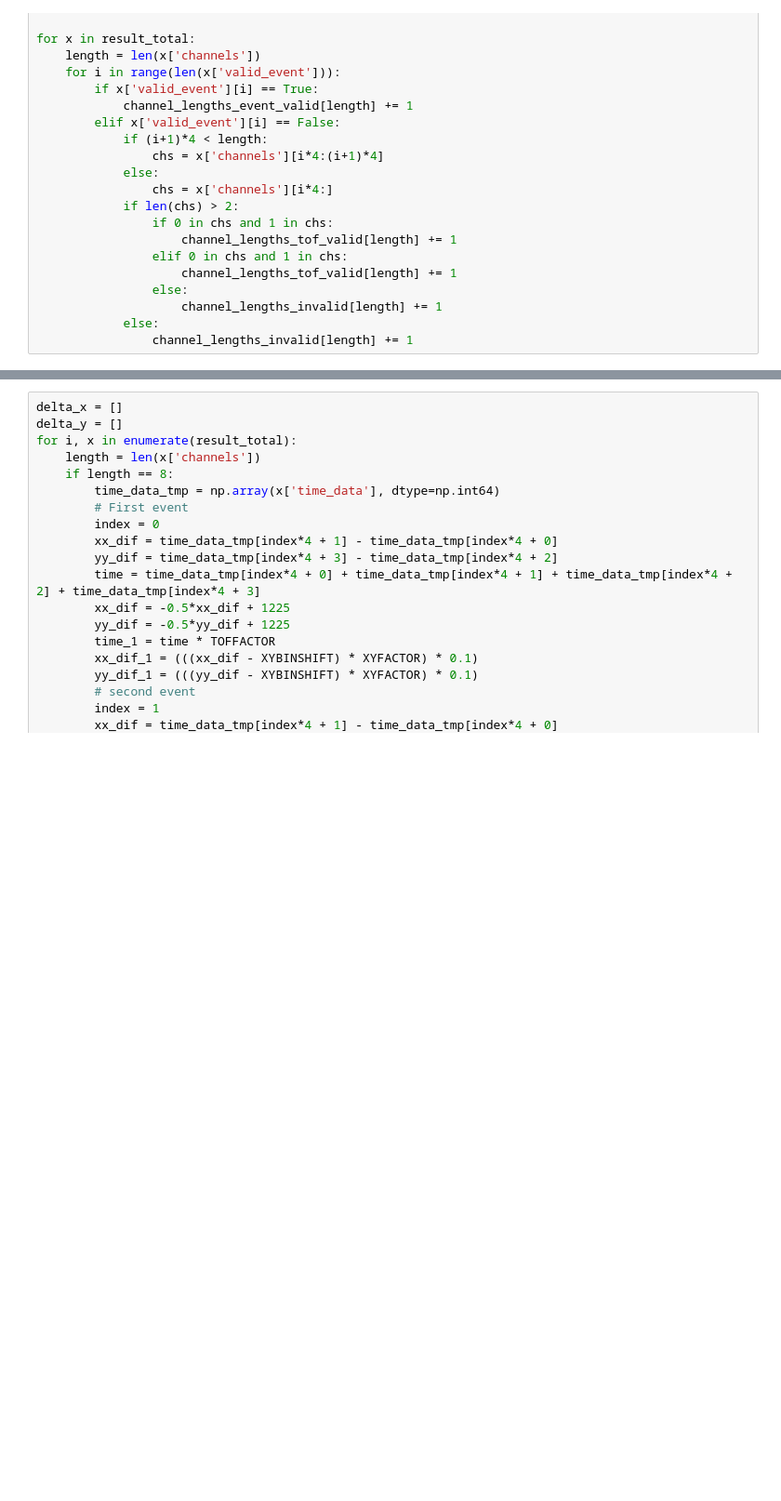
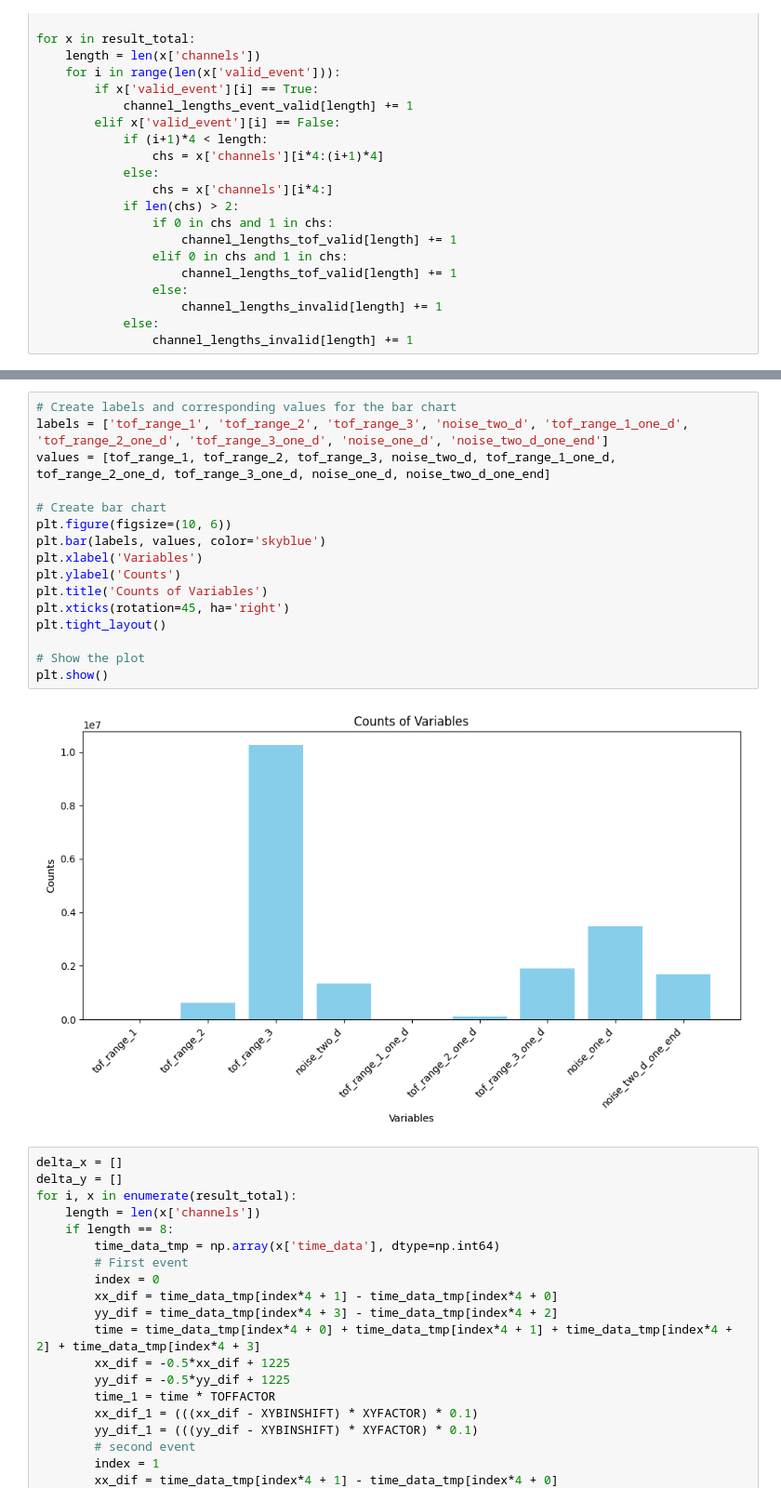
Before and after one commit to mmonajem/pyoxcart, a Jupyter notebook: pyccapt/calibration/tutorials/jupyter_files/raw_data_analysis.ipynb, the cells around one changed output, grey strips where cells are left out. Shown at 93% size. Cells and saved outputs as stored; diff of their text form; blank space fills up the shorter version.

```diff
--- a/pyccapt/calibration/tutorials/jupyter_files/raw_data_analysis.ipynb
+++ b/pyccapt/calibration/tutorials/jupyter_files/raw_data_analysis.ipynb
@@ -566,3 +613,21 @@ plt.show()
+# %%
+# Create labels and corresponding values for the bar chart
+labels = ['tof_range_1', 'tof_range_2', 'tof_range_3', 'noise_two_d', 'tof_range_1_one_d', 'tof_range_2_one_d', 'tof_range_3_one_d', 'noise_one_d', 'noise_two_d_one_end']
+values = [tof_range_1, tof_range_2, tof_range_3, noise_two_d, tof_range_1_one_d, tof_range_2_one_d, tof_range_3_one_d, noise_one_d, noise_two_d_one_end]
+
+# Create bar chart
+plt.figure(figsize=(10, 6))
+plt.bar(labels, values, color='skyblue')
+plt.xlabel('Variables')
+plt.ylabel('Counts')
+plt.title('Counts of Variables')
+plt.xticks(rotation=45, ha='right')
+plt.tight_layout()
+
+# Show the plot
+plt.show()
+# %% [output]
+[figure, added]
 # %%
 delta_x = []
 delta_y = []
```
Also changed, not shown: parts of 4 cells of this notebook, 5 other files.
